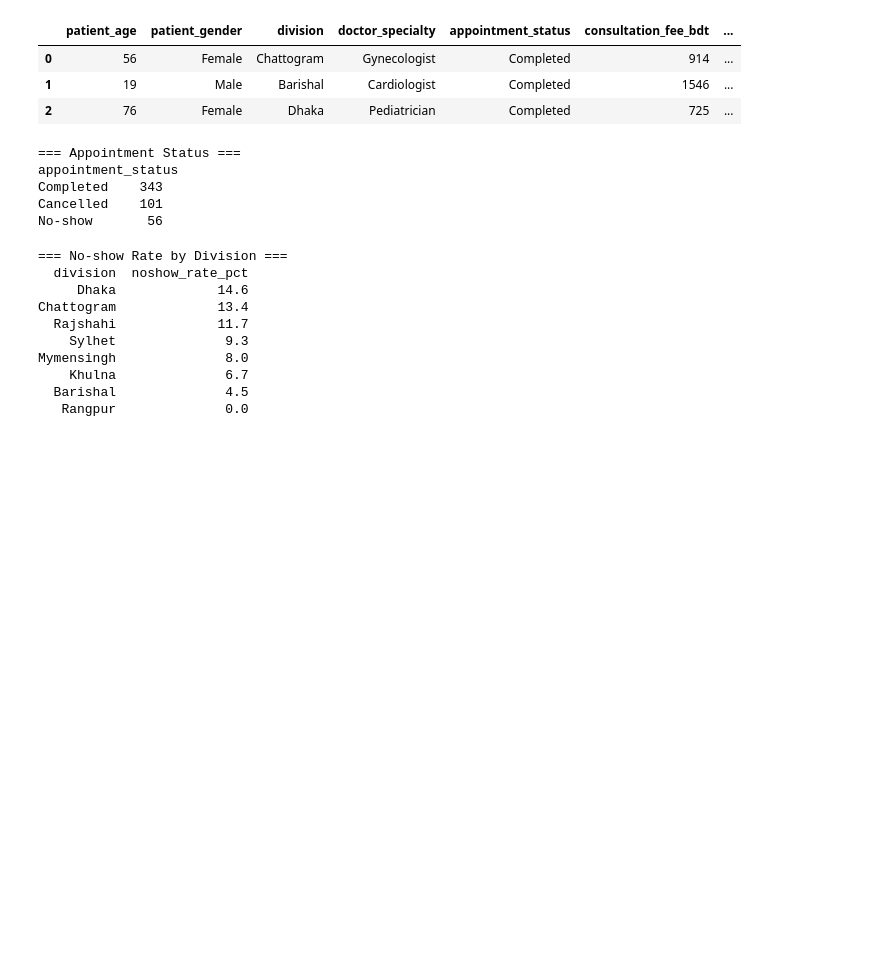
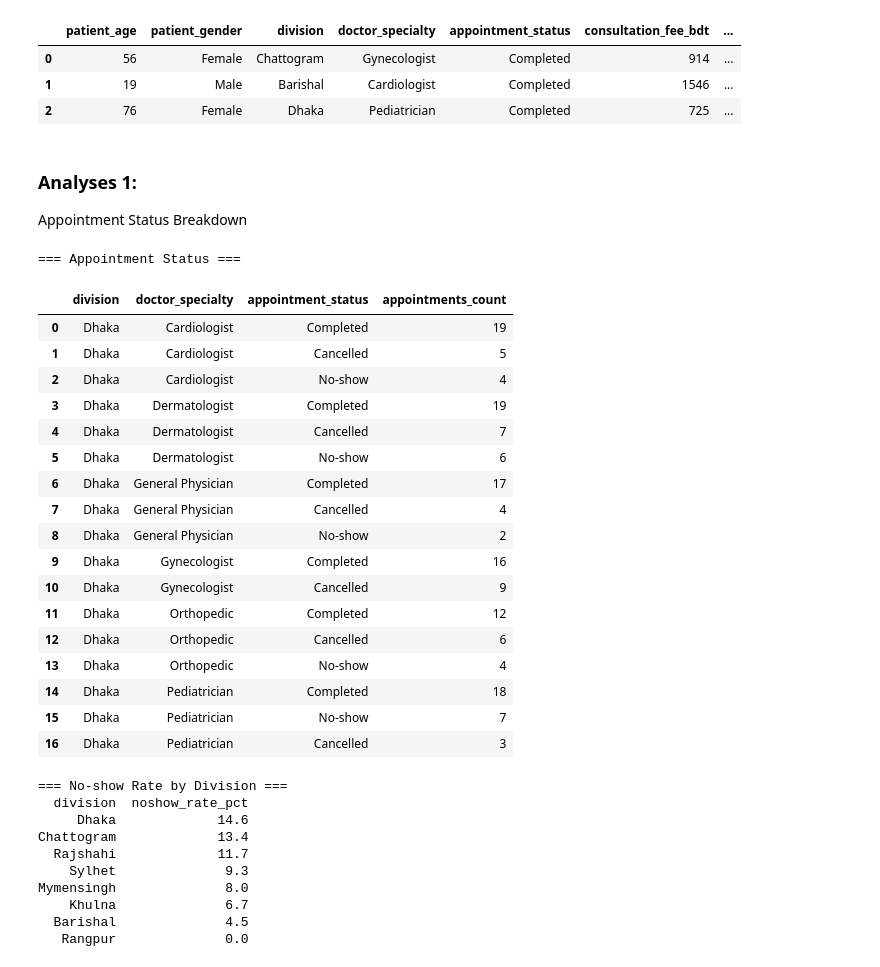
Before and after one commit to NavidulHoque/healthcare_appointment_analysis, a Jupyter notebook: python-analysis/01_analysis.ipynb, the cells around one changed output. Drawn from its saved outputs; the diff is of its cells as text; code cells hidden in the pictures; blank space fills up the shorter version.

```diff
--- a/python-analysis/01_analysis.ipynb
+++ b/python-analysis/01_analysis.ipynb
@@ -89,18 +89,51 @@ df.head(3)
 | 0 | 56 | Female | Chattogram | Gynecologist | Completed | 914 | ... |
 | 1 | 19 | Male | Barishal | Cardiologist | Completed | 1546 | ... |
 | 2 | 76 | Female | Dhaka | Pediatrician | Completed | 725 | ... |
+# %%
+# Filter appointments using division or specialty if needed
+def filter_appointments(df, division=None, specialty=None):
+    filtered_df = df.copy()
+
+    if division is not None:
+        filtered_df = filtered_df[filtered_df['division'] == division]
+
+    if specialty is not None:
+        filtered_df = filtered_df[filtered_df['doctor_specialty'] == specialty]
+
+    return filtered_df
+# %% [markdown]
+### Analyses 1:
+Appointment Status Breakdown
 # %%
-# ── Analysis 1: Appointment Status Breakdown ───────────────────────────────────
-status_counts = df['appointment_status'].value_counts()
+filtered_df = filter_appointments(df, division="Dhaka")
+status_counts = (
+    filtered_df.groupby(['division', 'doctor_specialty'])['appointment_status']
+    .value_counts()
+    .rename('appointments_count')
+    .reset_index()
+)
 print("=== Appointment Status ===")
-print(status_counts.to_string())
-print()
+display(status_counts)
 # %% [output]
 === Appointment Status ===
-appointment_status
-Completed    343
-Cancelled    101
-No-show       56
+|  | division | doctor_specialty | appointment_status | appointments_count |
+| 0 | Dhaka | Cardiologist | Completed | 19 |
+| 1 | Dhaka | Cardiologist | Cancelled | 5 |
+| 2 | Dhaka | Cardiologist | No-show | 4 |
+| 3 | Dhaka | Dermatologist | Completed | 19 |
+| 4 | Dhaka | Dermatologist | Cancelled | 7 |
+| 5 | Dhaka | Dermatologist | No-show | 6 |
+| 6 | Dhaka | General Physician | Completed | 17 |
+| 7 | Dhaka | General Physician | Cancelled | 4 |
+| 8 | Dhaka | General Physician | No-show | 2 |
+| 9 | Dhaka | Gynecologist | Completed | 16 |
+| 10 | Dhaka | Gynecologist | Cancelled | 9 |
+| 11 | Dhaka | Orthopedic | Completed | 12 |
+| 12 | Dhaka | Orthopedic | Cancelled | 6 |
+| 13 | Dhaka | Orthopedic | No-show | 4 |
+| 14 | Dhaka | Pediatrician | Completed | 18 |
+| 15 | Dhaka | Pediatrician | No-show | 7 |
+| 16 | Dhaka | Pediatrician | Cancelled | 3 |
 # %%
 # ── Analysis 2: No-show Rate by Division ──────────────────────────────────────
 noshow_by_division = (
```
Also changed, not shown: parts of 3 cells of this notebook, 1 other file.
